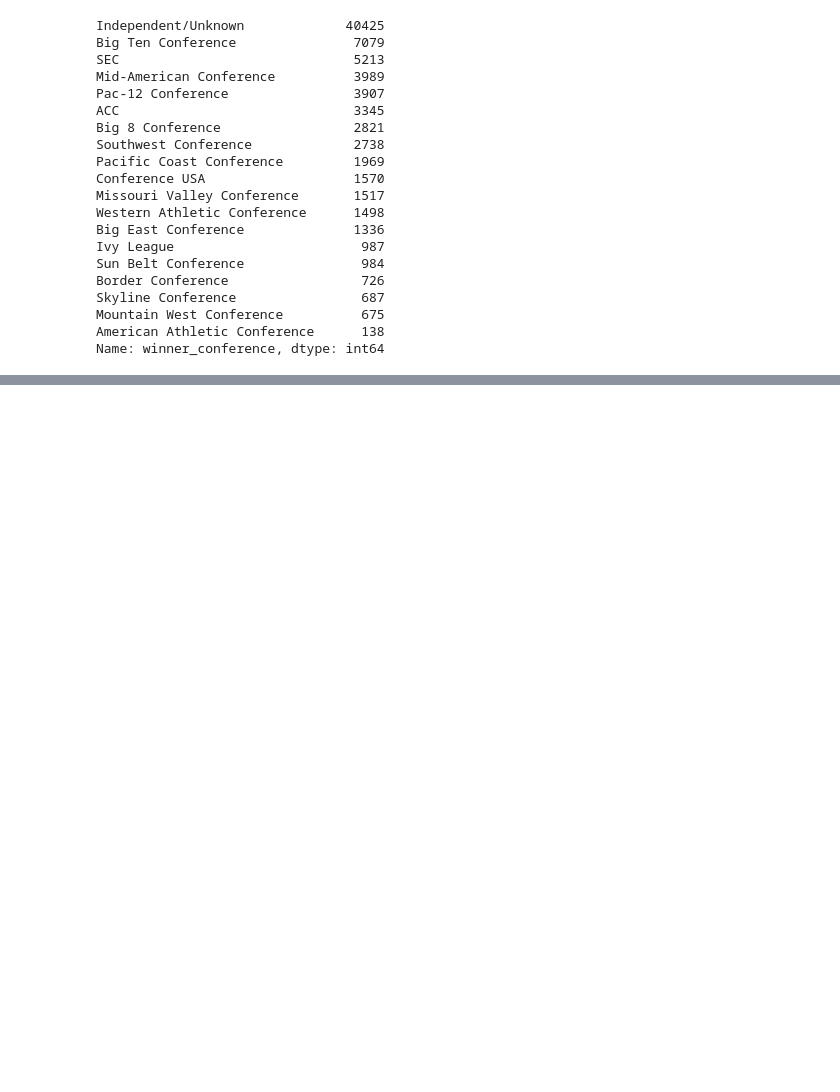
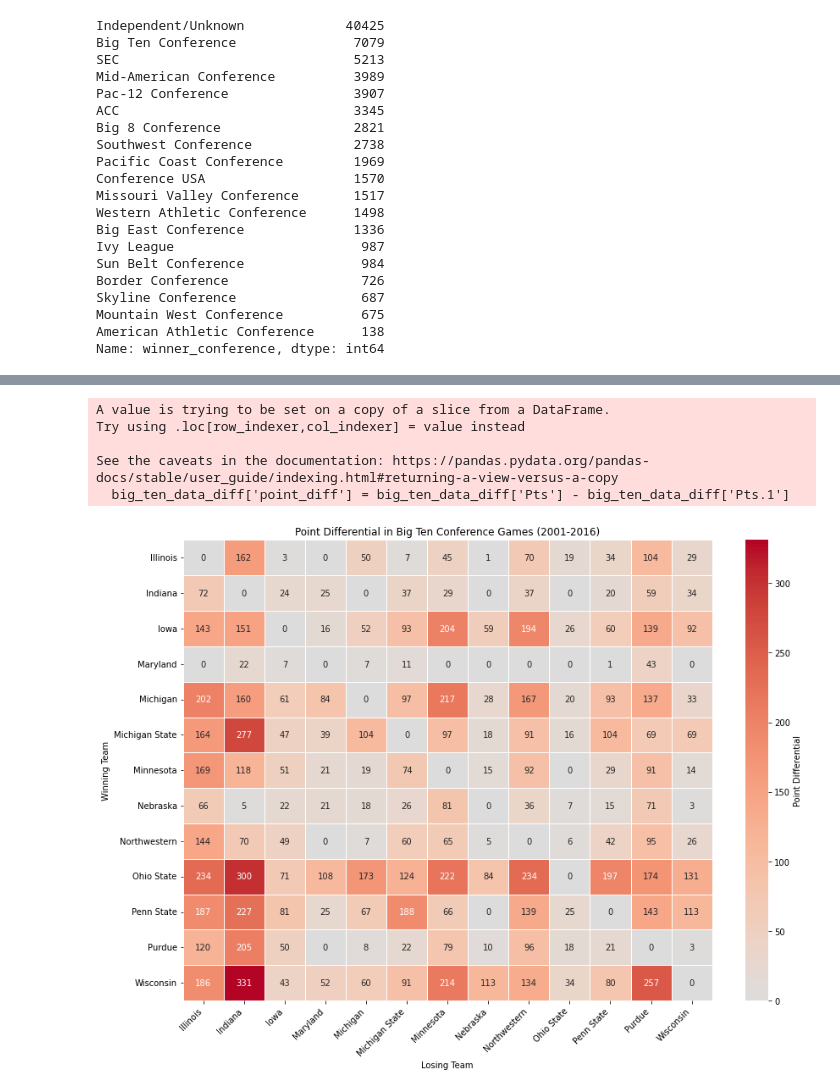
Before and after one commit to JSmith1826/cfb_conferences, a Jupyter notebook: workbook/add_conf_to_game_data.ipynb, the cells around one changed output, grey strips where cells are left out. Cells and saved outputs as stored; diff of their text form; code cells hidden in the pictures; blank space fills up the shorter version.

```diff
--- a/workbook/add_conf_to_game_data.ipynb
+++ b/workbook/add_conf_to_game_data.ipynb
@@ -227,0 +263,42 @@ Name: winner_conference, dtype: int64
+# %%
+# Filter data to only include games from 2001-2016, within the Big Ten Conference, and that are conference games
+big_ten_data_diff = game_data[(game_data['Year'].between(2001, 2016)) &
+                              (game_data['winner_conference'] == 'Big Ten Conference') &
+                              (game_data['loser_conference'] == 'Big Ten Conference') &
+                              (game_data['game_type'] == 'Conference')]
+
+# Compute point differential for each game
+big_ten_data_diff['point_diff'] = big_ten_data_diff['Pts'] - big_ten_data_diff['Pts.1']
+
+# Group by winner and loser to get sum of point differentials
+point_diff_big_ten = big_ten_data_diff.groupby(['Winner', 'Loser']).agg({'point_diff': 'sum'}).reset_index()
+
+def plot_big_ten_diff_heatmap(data):
+    # Pivot the data for the heatmap
+    heatmap_data = data.pivot('Winner', 'Loser', 'point_diff')
+    # Fill NaN with 0 and remove rows and columns that have only zeros
+    heatmap_data = heatmap_data.fillna(0)
+    heatmap_data = heatmap_data.loc[heatmap_data.sum(axis=1) > 0, heatmap_data.sum(axis=0) > 0]
+
+    if heatmap_data.empty:
+        print("No sufficient data available for the heatmap.")
+        return
+
+    plt.figure(figsize=(14, 10))
+    sns.heatmap(heatmap_data, cmap="coolwarm", center=0, linewidths=.5, annot=True, fmt=".0f", cbar_kws={'label': 'Point Differential'})
+    plt.title('Point Differential in Big Ten Conference Games (2001-2016)')
+    plt.ylabel('Winning Team')
+    plt.xlabel('Losing Team')
+    plt.xticks(rotation=45, ha='right')
+    plt.yticks(rotation=0)
+    plt.show()
+
+# Plot the heatmap for Big Ten Conference games from 2001-2016
+plot_big_ten_diff_heatmap(point_diff_big_ten)
+# %% [output]
+A value is trying to be set on a copy of a slice from a DataFrame.
+Try using .loc[row_indexer,col_indexer] = value instead
+
+See the caveats in the documentation: https://pandas.pydata.org/pandas-docs/stable/user_guide/indexing.html#returning-a-view-versus-a-copy
+  big_ten_data_diff['point_diff'] = big_ten_data_diff['Pts'] - big_ten_data_diff['Pts.1']
+[figure, added]
```
Also changed, not shown: parts of 6 cells of this notebook, 2 other files.
